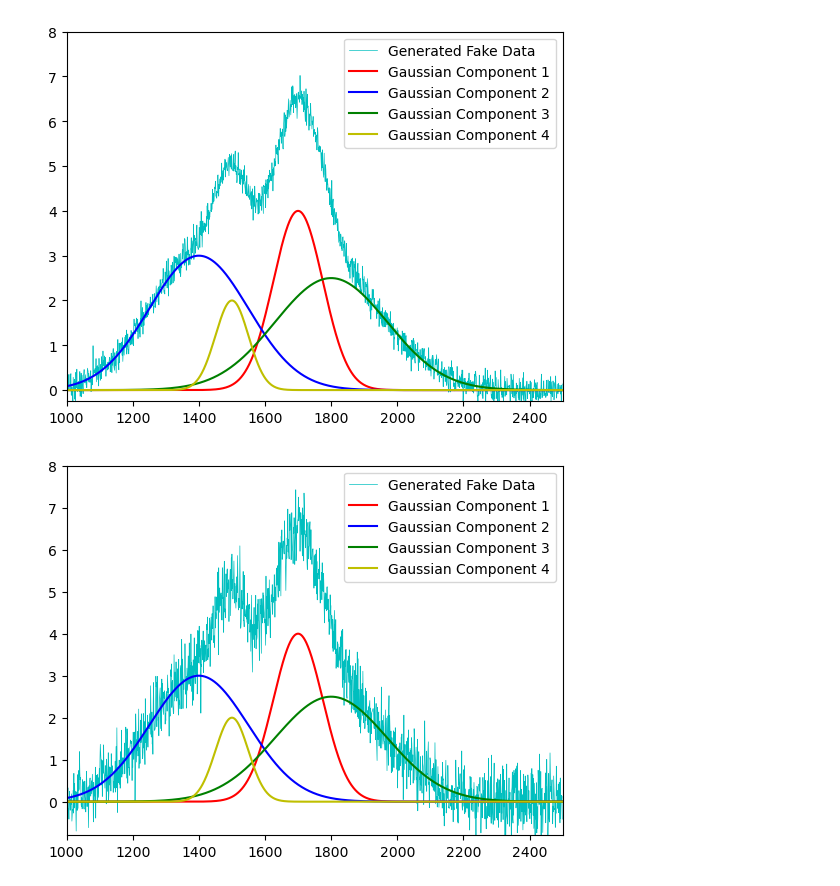
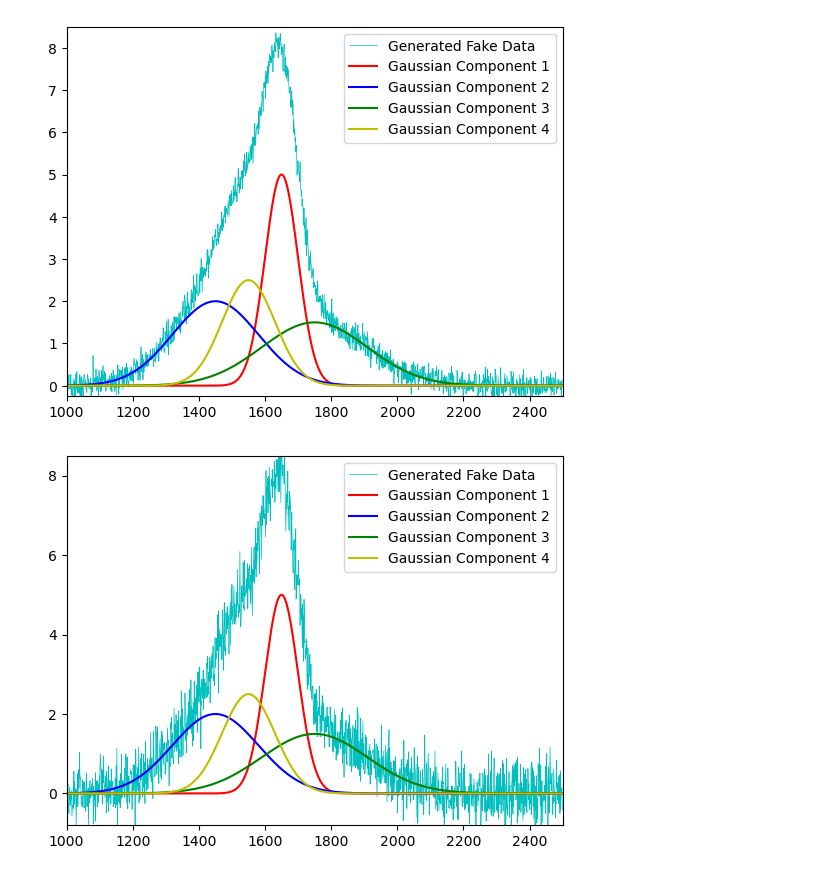
Before and after one commit to PengpeiZhu/AMAS_final_project, a Jupyter notebook: data_generate.ipynb, the cells around one changed output. Saved outputs shown, nothing was run; the diff lists cells and outputs as text; code cells hidden in the pictures.

```diff
--- a/data_generate.ipynb
+++ b/data_generate.ipynb
@@ -9,10 +9,10 @@ wl = 1600
 noise_level = 0.15
 # %%
 #g0 = models.Gaussian1D(amplitude=5,mean=wl,stddev=100)
-g1 = models.Gaussian1D(amplitude=4,mean=wl+100,stddev=75)
-g2 = models.Gaussian1D(amplitude=3,mean=wl-200,stddev=150)
-g3 = models.Gaussian1D(amplitude=2.5,mean=wl+200,stddev=170)
-g4 = models.Gaussian1D(amplitude=2,mean=wl-100,stddev=50)
+g1 = models.Gaussian1D(amplitude=5,mean=wl+50,stddev=50)
+g2 = models.Gaussian1D(amplitude=2,mean=wl-150,stddev=130)
+g3 = models.Gaussian1D(amplitude=1.5,mean=wl+150,stddev=160)
+g4 = models.Gaussian1D(amplitude=2.5,mean=wl-50,stddev=80)
 # %%
 x = np.arange(1000,2500,1)
 y = g1(x)+g2(x)+g3(x)+g4(x)+rng.normal(0.,noise_level,x.shape)+rng.uniform(-noise_level,noise_level,x.shape)
@@ -25,11 +25,11 @@ plt.plot(x,g2(x),color='b',label='Gaussian Component 2')
 plt.plot(x,g3(x),color='g',label='Gaussian Component 3')
 plt.plot(x,g4(x),color='y',label='Gaussian Component 4')
 plt.xlim(1000,2500)
-plt.ylim(-0.25,8)
+plt.ylim(-0.25,8.5)
 plt.legend()
 plt.savefig('base.png',dpi=300,transparent=True)
 # %% [output]
-[figure, old version]
+[figure, new version]
 # %%
 noise_level_high = 0.35
 y_high_noise = g1(x)+g2(x)+g3(x)+g4(x)+rng.normal(0.,noise_level_high,x.shape)+rng.uniform(-noise_level_high,noise_level_high,x.shape)
@@ -37,14 +37,14 @@ high_noise = pd.DataFrame({'Wavelength':x,'Flux':y_high_noise})
 # %%
 plt.plot(x,y_high_noise,lw=0.5,color='c',label='Generated Fake Data')
 #plt.plot(x,g0(x),color='black',label='Main Gaussian Component')
 plt.plot(x,g1(x),color='r',label='Gaussian Component 1')
 plt.plot(x,g2(x),color='b',label='Gaussian Component 2')
 plt.plot(x,g3(x),color='g',label='Gaussian Component 3')
 plt.plot(x,g4(x),color='y',label='Gaussian Component 4')
 plt.xlim(1000,2500)
-plt.ylim(-0.8,8)
+plt.ylim(-0.8,8.5)
 plt.legend()
 plt.savefig('hign_noise.png',dpi=300,transparent=True)
 # %% [output]
-[figure, old version]
+[figure, new version]
 # %%
```
Also changed, not shown: parts of 2 cells of this notebook, 6 other files.
